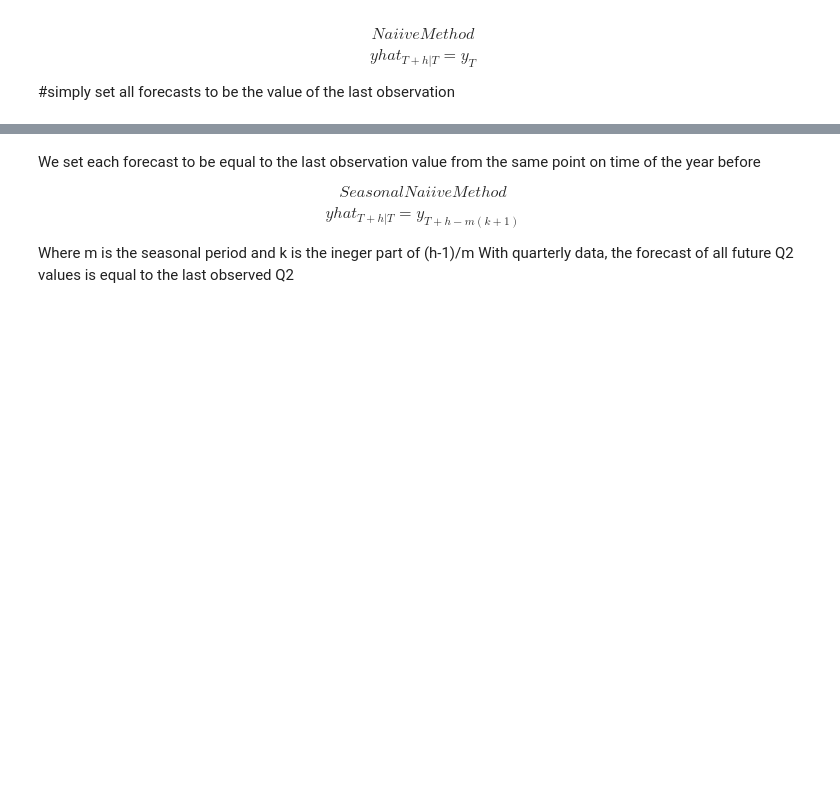
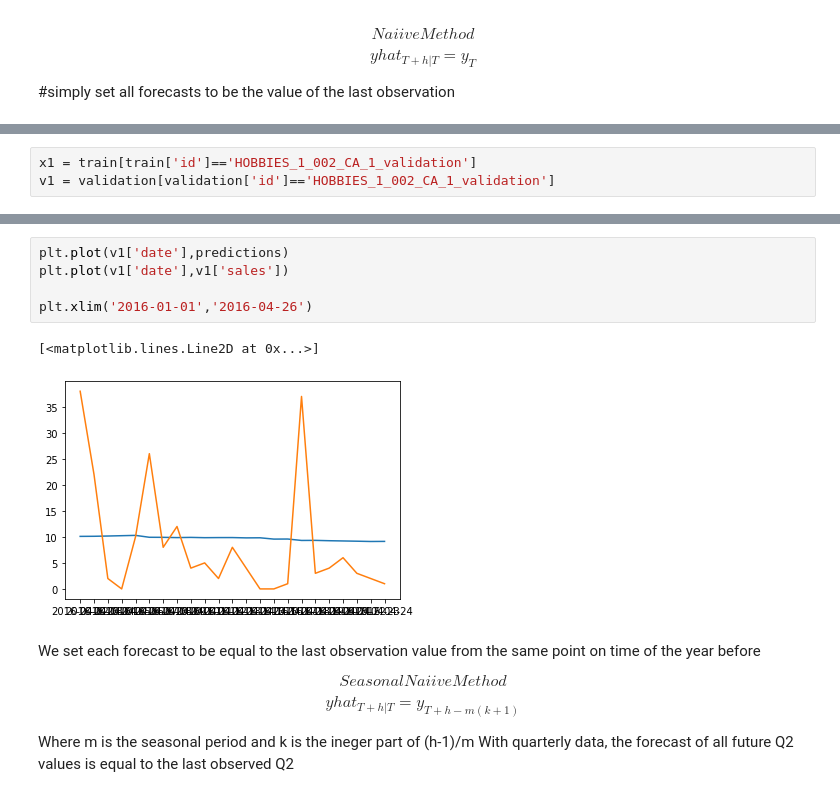
Before and after one commit to Mtaylert/Forecasting, a Jupyter notebook: code/Forecasting.ipynb, the cells around one changed output, grey strips where cells are left out. Drawn from its saved outputs; the diff is of its cells as text; blank space fills up the shorter version.

```diff
--- a/code/Forecasting.ipynb
+++ b/code/Forecasting.ipynb
@@ -413,0 +372,3 @@ def naiveforecast(train,validation):
+# %%
+x1 = train[train['id']=='HOBBIES_1_002_CA_1_validation']
+v1 = validation[validation['id']=='HOBBIES_1_002_CA_1_validation']
@@ -420,3 +482,11 @@ RMSE is 2.8196461243469866
+# %%
+plt.plot(v1['date'],predictions)
+plt.plot(v1['date'],v1['sales'])
+
+plt.xlim('2016-01-01','2016-04-26')
+# %% [output]
+[<matplotlib.lines.Line2D at 0x...>]
+[figure, added]
 # %% [markdown]
 We set each forecast to be equal to the last observation value from the same point on time of the year before
 
```
Also changed, not shown: parts of 25 cells of this notebook.
